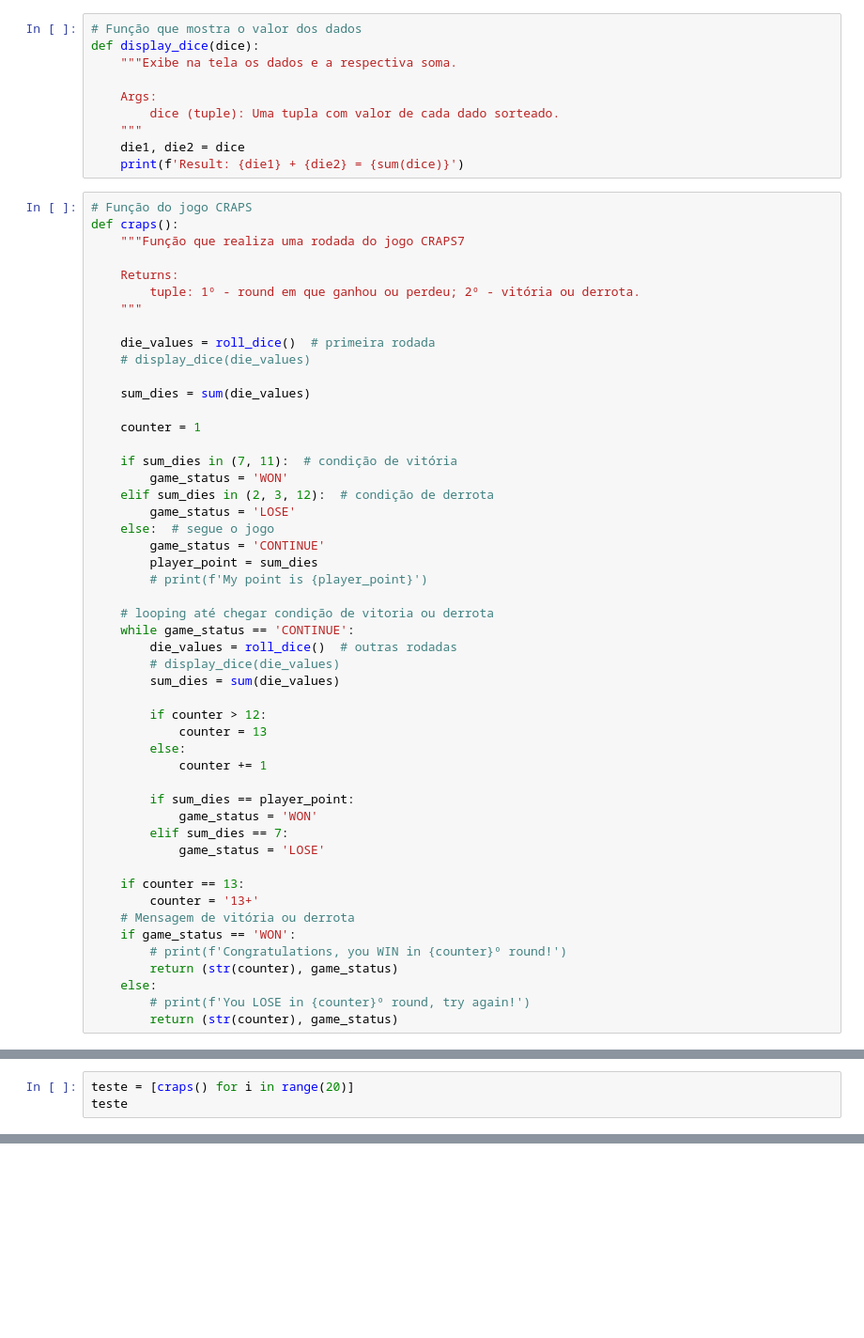
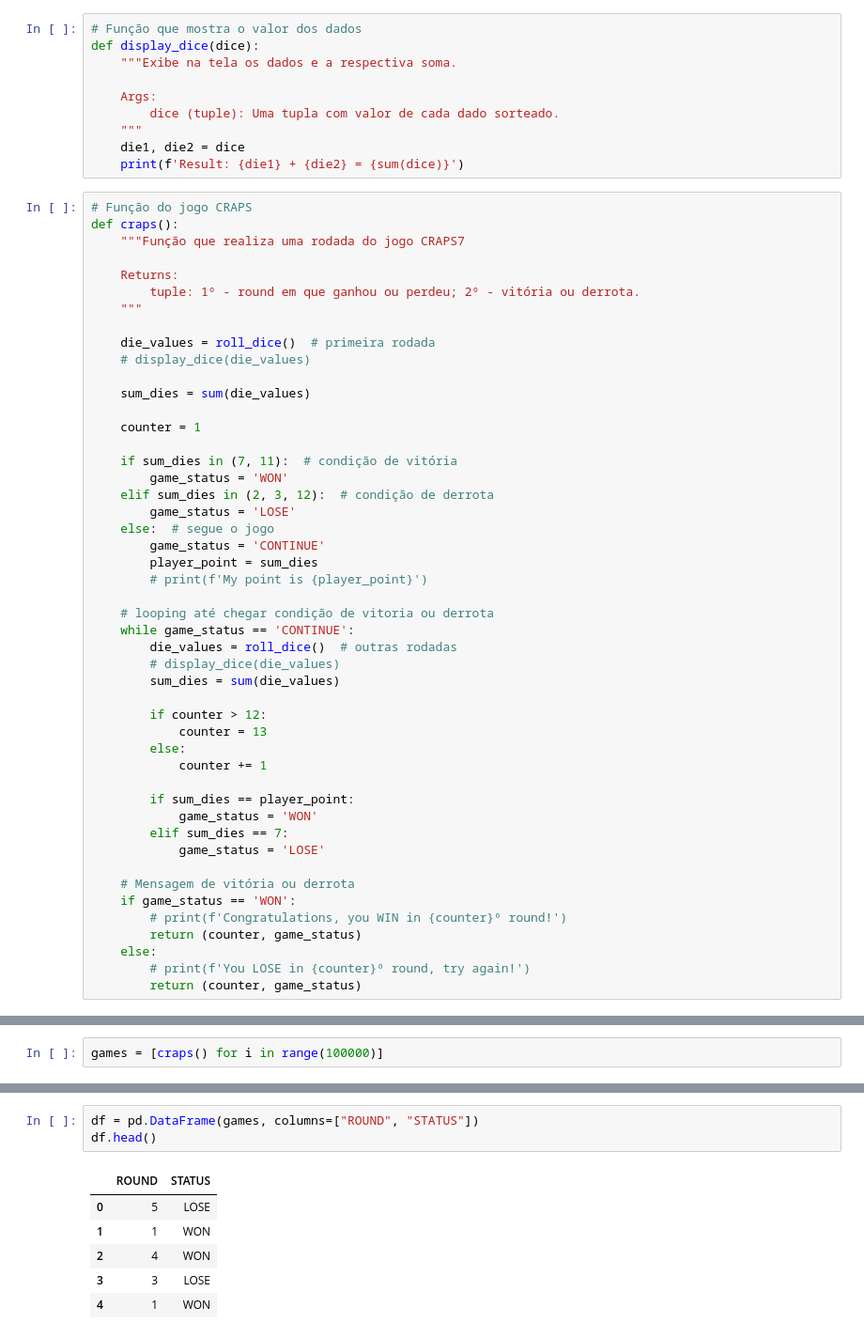
Before and after one commit to mpbruder/TT007-AnaliseDadosPython, a Jupyter notebook: exercicios/Aula3-jupyter/craps-game.ipynb, the cells around one changed output, grey strips where cells are left out. Shown: that part at 94% size. Cells and saved outputs as stored; diff of their text form; blank space fills up the shorter version.

```diff
--- a/exercicios/Aula3-jupyter/craps-game.ipynb
+++ b/exercicios/Aula3-jupyter/craps-game.ipynb
@@ -73,12 +77,10 @@ def craps():
         elif sum_dies == 7:
             game_status = 'LOSE'
 
-    if counter == 13:
-        counter = '13+'
     # Mensagem de vitória ou derrota
     if game_status == 'WON':
         # print(f'Congratulations, you WIN in {counter}º round!')
-        return (str(counter), game_status)
+        return (counter, game_status)
     else:
         # print(f'You LOSE in {counter}º round, try again!')
-        return (str(counter), game_status)
+        return (counter, game_status)
@@ -85,3 +96,2 @@ def craps():
 # %%
-teste = [craps() for i in range(20)]
-teste
+games = [craps() for i in range(100000)]
@@ -108,0 +98,10 @@ teste
+# %%
+df = pd.DataFrame(games, columns=["ROUND", "STATUS"])
+df.head()
+# %% [output]
+|  | ROUND | STATUS |
+| 0 | 5 | LOSE |
+| 1 | 1 | WON |
+| 2 | 4 | WON |
+| 3 | 3 | LOSE |
+| 4 | 1 | WON |
```
Also changed, not shown: parts of 9 cells of this notebook.
